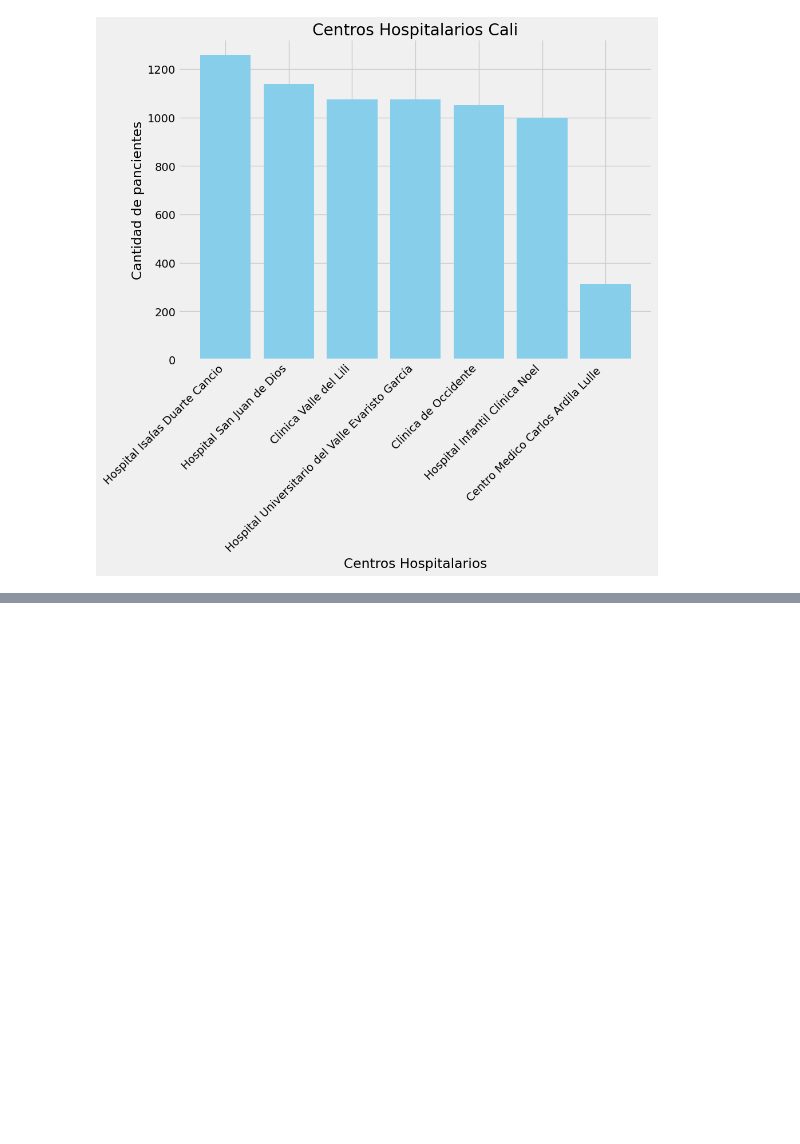
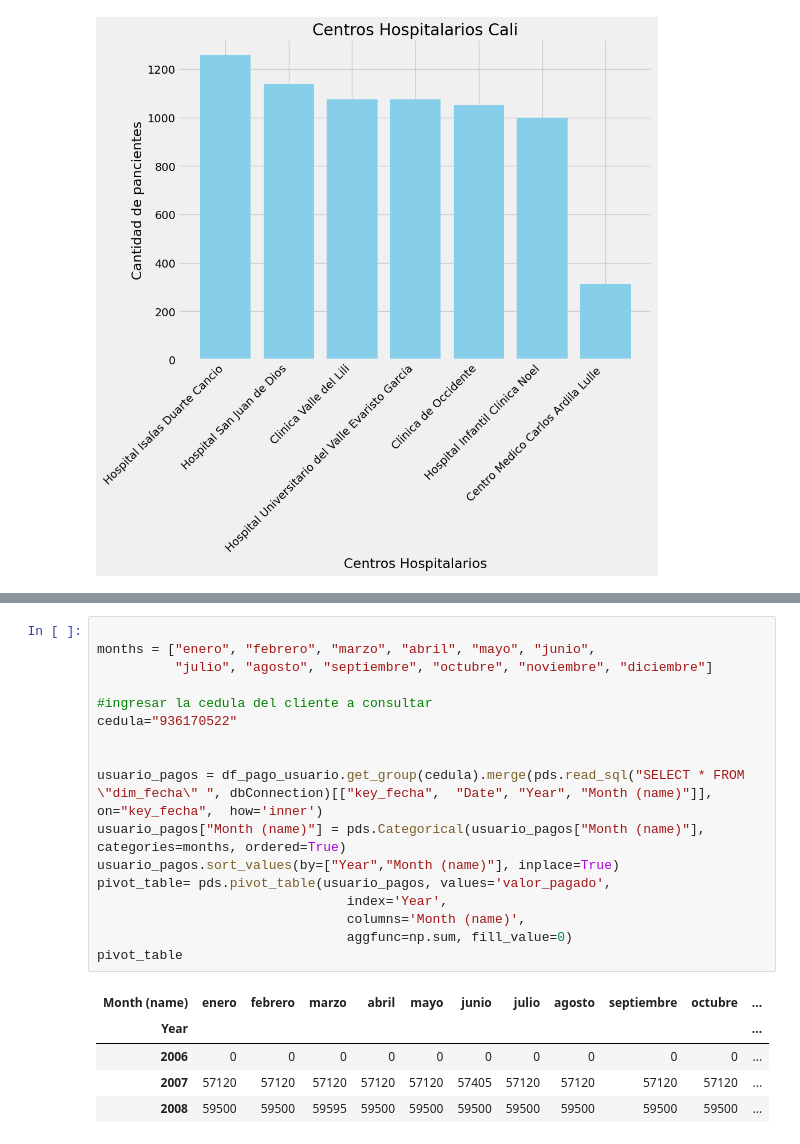
Before and after one commit to Jujo2040751/Proyecto-DataScience, a Jupyter notebook: proy.ipynb, the cells around one changed output, grey strips where cells are left out. Cells and saved outputs as stored; diff of their text form; blank space fills up the shorter version.

```diff
--- a/proy.ipynb
+++ b/proy.ipynb
@@ -348,0 +388,23 @@ plt.show()
+# %%
+
+months = ["enero", "febrero", "marzo", "abril", "mayo", "junio",
+          "julio", "agosto", "septiembre", "octubre", "noviembre", "diciembre"]
+
+#ingresar la cedula del cliente a consultar
+cedula="936170522"
+
+
+usuario_pagos = df_pago_usuario.get_group(cedula).merge(pds.read_sql("SELECT * FROM \"dim_fecha\" ", dbConnection)[["key_fecha",  "Date", "Year", "Month (name)"]], on="key_fecha",  how='inner')
+usuario_pagos["Month (name)"] = pds.Categorical(usuario_pagos["Month (name)"], categories=months, ordered=True)
+usuario_pagos.sort_values(by=["Year","Month (name)"], inplace=True)
+pivot_table= pds.pivot_table(usuario_pagos, values='valor_pagado',
+                                index='Year',
+                                columns='Month (name)',
+                                aggfunc=np.sum, fill_value=0)
+pivot_table
+# %% [output]
+| Month (name) | enero | febrero | marzo | abril | mayo | junio | julio | agosto | septiembre | octubre | ... |
+| Year |  |  |  |  |  |  |  |  |  |  | ... |
+| 2006 | 0 | 0 | 0 | 0 | 0 | 0 | 0 | 0 | 0 | 0 | ... |
+| 2007 | 57120 | 57120 | 57120 | 57120 | 57120 | 57405 | 57120 | 57120 | 57120 | 57120 | ... |
+| 2008 | 59500 | 59500 | 59595 | 59500 | 59500 | 59500 | 59500 | 59500 | 59500 | 59500 | ... |
```
Also changed, not shown: parts of 8 cells of this notebook.
